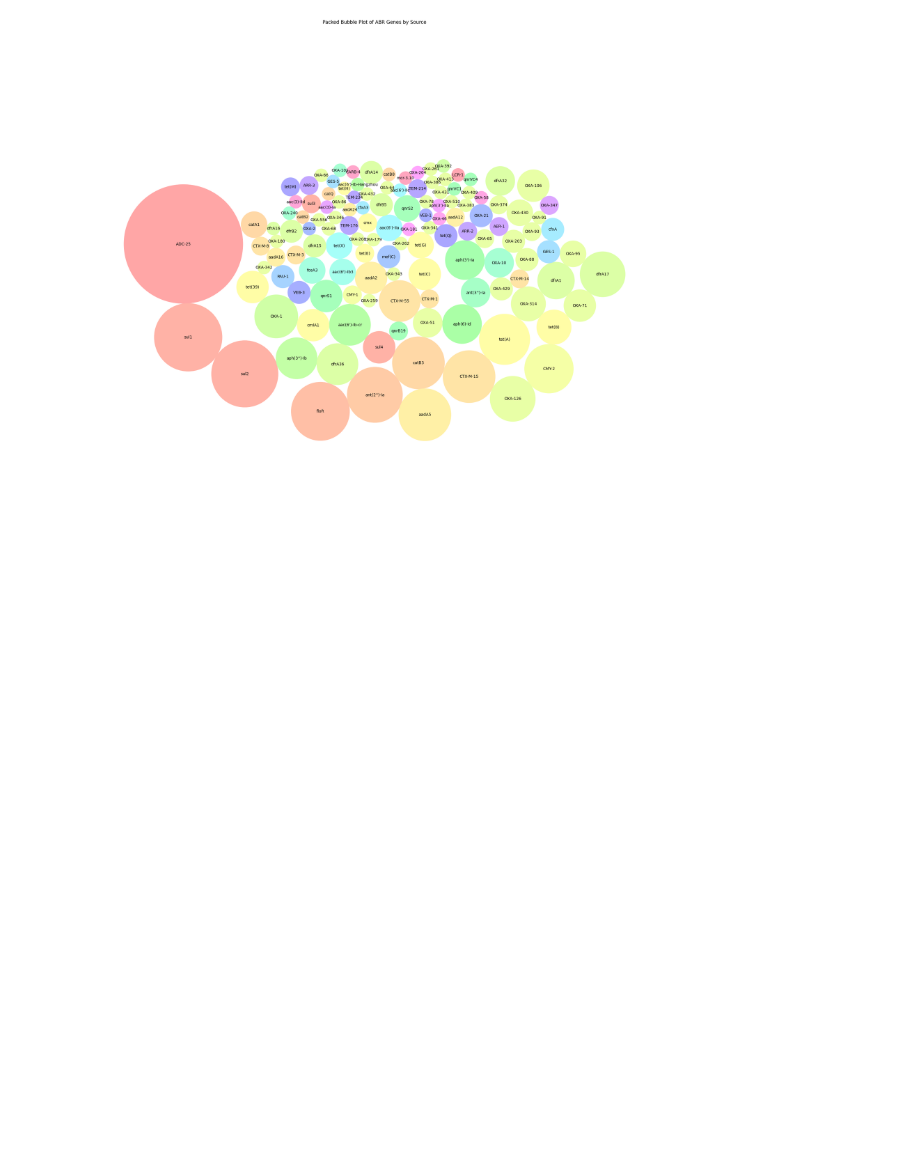
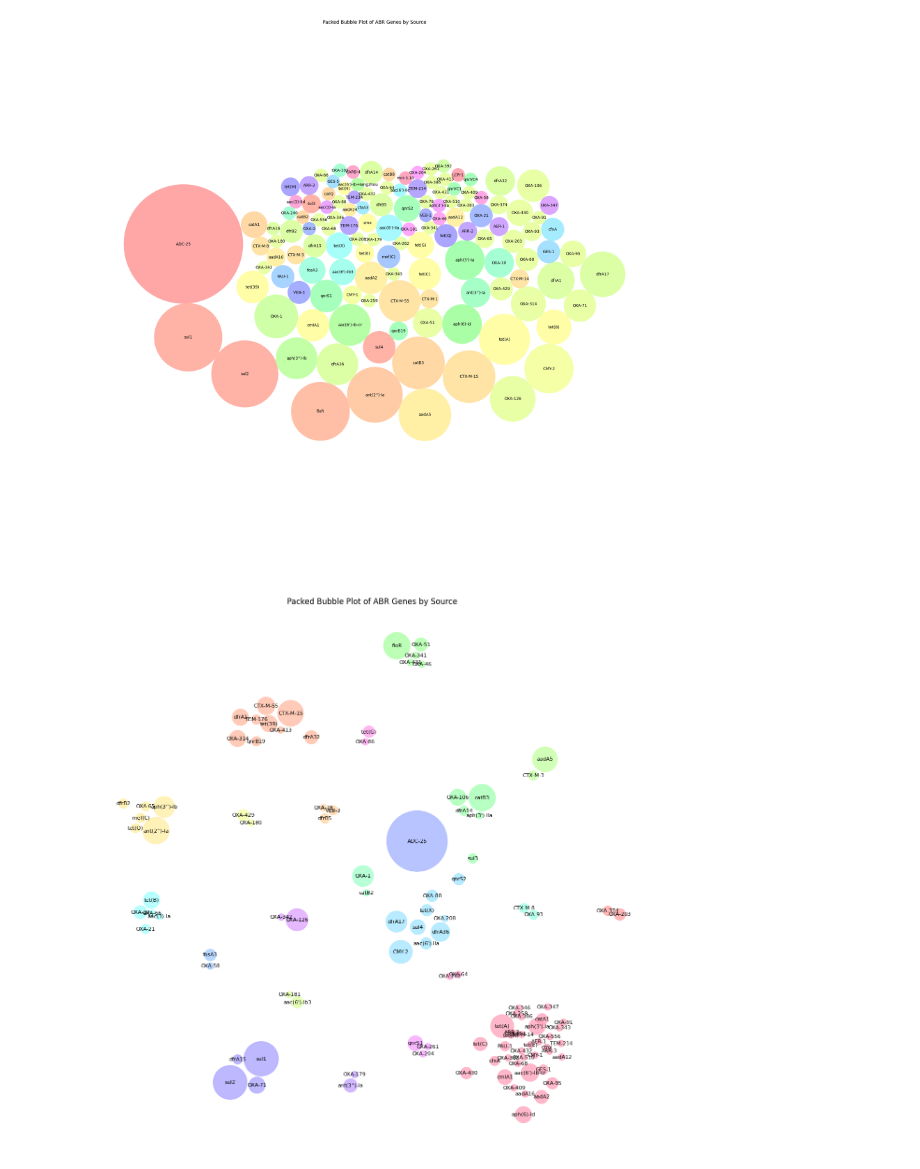
Before and after one commit to Phloemus/ABRomics-Graph, a Jupyter notebook: notebooks/plot_abr.ipynb, the cells around one changed output. Cells and saved outputs as stored; diff of their text form; code cells hidden in the pictures; blank space fills up the shorter version.

Commit message:
build: made the bubble plot having a clustering by parent ARO class, different colors and sizes for the resistance genes represented and a legend

```diff
--- a/notebooks/plot_abr.ipynb
+++ b/notebooks/plot_abr.ipynb
@@ -242,0 +501,45 @@ plt.show()
+# %%
+## Filtration of the Antibiotic resistance classes for visualization
+## We opted to reduce the number of resistance genes we show in the representation to make it more readable.
+
+## Filtration of antibiotic genes that have a parent antibiotic aro term that is unique in the query result and with a number of occurences
+## below 50
+
+parent_counts = df["aro_parent_class"].value_counts()
+
+df_filtered = df[
+    ~(
+        df["aro_parent_class"].map(parent_counts).eq(1)
+        & df["count"].lt(50)
+    )
+]
+# %%
+bubble_chart = BubbleChart(
+    area=df_filtered["count"],
+    parent_classes=df_filtered["aro_parent_class"],
+    bubble_spacing=1,
+)
+
+# use pastel colors for the bubbles using a color map. Get one color for each aro_parent_class found
+hues = np.linspace(0, 1, df_filtered['aro_parent_class'].nunique(), endpoint=False)
+
+# pastel colors: low saturation + high value
+colors = [mcolors.hsv_to_rgb((h, 0.35, 1.0)) for h in hues]
+
+bubble_chart.collapse(500)
+
+## Create the plot
+
+fig, ax = plt.subplots(figsize=(15, 15))
+
+bubble_chart.plot(
+    ax=ax,
+    labels=df,
+    colors=colors
+)
+plt.title("Packed Bubble Plot of ABR Genes by Source")
+plt.axis("equal")
+plt.axis("off")
+plt.show()
+# %% [output]
+[figure, added]
```
Also changed, not shown: parts of 2 cells of this notebook, 1 other file.
